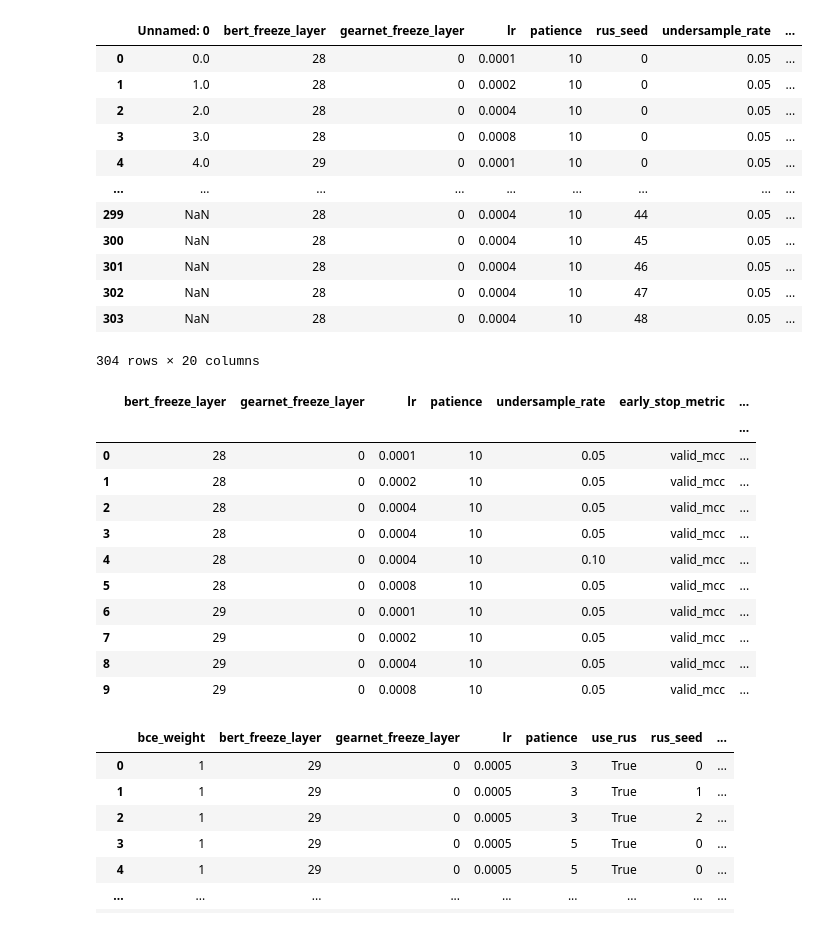
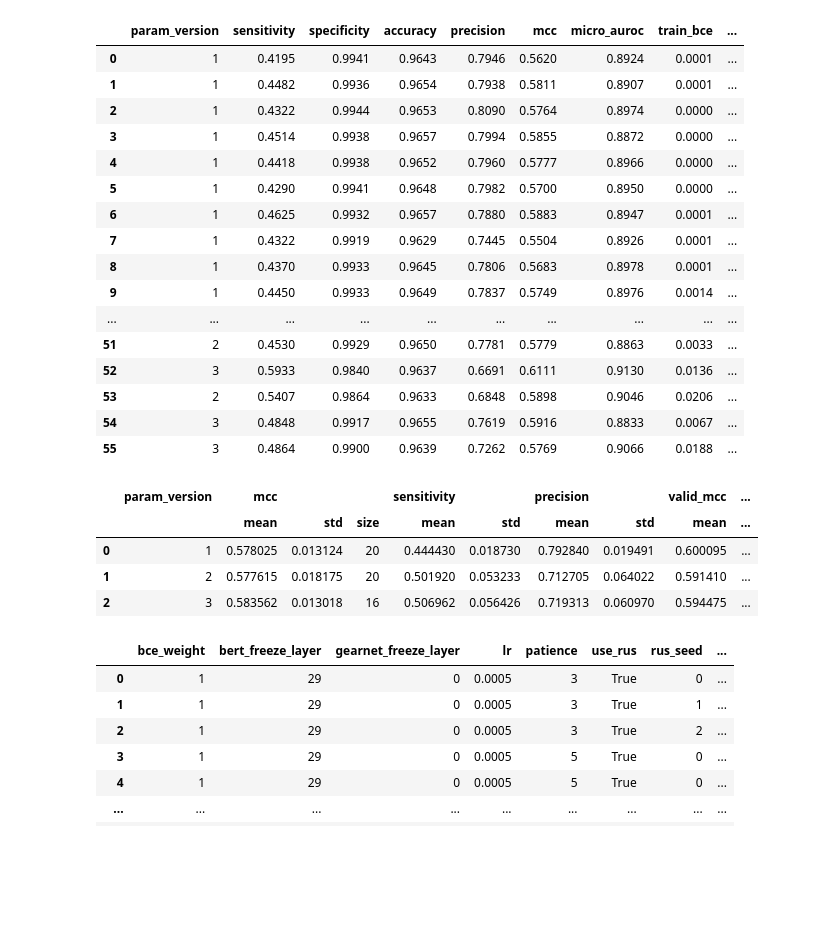
Before and after one commit to dlwocks31/atpbind, a Jupyter notebook: rus/rus_pipeline.ipynb, the cells around one changed output. Saved outputs shown, nothing was run; the diff lists cells and outputs as text; code cells hidden in the pictures; blank space fills up the shorter version.

```diff
--- a/rus/rus_pipeline.ipynb
+++ b/rus/rus_pipeline.ipynb
@@ -1,22 +1,26 @@
 # %%
 import pandas as pd
 
-df = pd.read_csv('rus_pipeline_v2.csv')
+df = pd.read_csv('rus_pipeline_v3.csv')
 df
 # %% [output]
-|  | Unnamed: 0 | bert_freeze_layer | gearnet_freeze_layer | lr | patience | rus_seed | undersample_rate | ... |
-| 0 | 0.0 | 28 | 0 | 0.0001 | 10 | 0 | 0.05 | ... |
-| 1 | 1.0 | 28 | 0 | 0.0002 | 10 | 0 | 0.05 | ... |
-| 2 | 2.0 | 28 | 0 | 0.0004 | 10 | 0 | 0.05 | ... |
-| 3 | 3.0 | 28 | 0 | 0.0008 | 10 | 0 | 0.05 | ... |
-| 4 | 4.0 | 29 | 0 | 0.0001 | 10 | 0 | 0.05 | ... |
-| ... | ... | ... | ... | ... | ... | ... | ... | ... |
-| 299 | NaN | 28 | 0 | 0.0004 | 10 | 44 | 0.05 | ... |
-| 300 | NaN | 28 | 0 | 0.0004 | 10 | 45 | 0.05 | ... |
-| 301 | NaN | 28 | 0 | 0.0004 | 10 | 46 | 0.05 | ... |
-| 302 | NaN | 28 | 0 | 0.0004 | 10 | 47 | 0.05 | ... |
-| 303 | NaN | 28 | 0 | 0.0004 | 10 | 48 | 0.05 | ... |
+|  | param_version | sensitivity | specificity | accuracy | precision | mcc | micro_auroc | train_bce | ... |
+| 0 | 1 | 0.4195 | 0.9941 | 0.9643 | 0.7946 | 0.5620 | 0.8924 | 0.0001 | ... |
+| 1 | 1 | 0.4482 | 0.9936 | 0.9654 | 0.7938 | 0.5811 | 0.8907 | 0.0001 | ... |
+| 2 | 1 | 0.4322 | 0.9944 | 0.9653 | 0.8090 | 0.5764 | 0.8974 | 0.0000 | ... |
+| 3 | 1 | 0.4514 | 0.9938 | 0.9657 | 0.7994 | 0.5855 | 0.8872 | 0.0000 | ... |
+| 4 | 1 | 0.4418 | 0.9938 | 0.9652 | 0.7960 | 0.5777 | 0.8966 | 0.0000 | ... |
+| 5 | 1 | 0.4290 | 0.9941 | 0.9648 | 0.7982 | 0.5700 | 0.8950 | 0.0000 | ... |
+| 6 | 1 | 0.4625 | 0.9932 | 0.9657 | 0.7880 | 0.5883 | 0.8947 | 0.0001 | ... |
+| 7 | 1 | 0.4322 | 0.9919 | 0.9629 | 0.7445 | 0.5504 | 0.8926 | 0.0001 | ... |
+| 8 | 1 | 0.4370 | 0.9933 | 0.9645 | 0.7806 | 0.5683 | 0.8978 | 0.0001 | ... |
+| 9 | 1 | 0.4450 | 0.9933 | 0.9649 | 0.7837 | 0.5749 | 0.8976 | 0.0014 | ... |
+| ... | ... | ... | ... | ... | ... | ... | ... | ... | ... |
+| 51 | 2 | 0.4530 | 0.9929 | 0.9650 | 0.7781 | 0.5779 | 0.8863 | 0.0033 | ... |
+| 52 | 3 | 0.5933 | 0.9840 | 0.9637 | 0.6691 | 0.6111 | 0.9130 | 0.0136 | ... |
+| 53 | 2 | 0.5407 | 0.9864 | 0.9633 | 0.6848 | 0.5898 | 0.9046 | 0.0206 | ... |
+| 54 | 3 | 0.4848 | 0.9917 | 0.9655 | 0.7619 | 0.5916 | 0.8833 | 0.0067 | ... |
+| 55 | 3 | 0.4864 | 0.9900 | 0.9639 | 0.7262 | 0.5769 | 0.9066 | 0.0188 | ... |
-304 rows × 20 columns
 # %%
 # def add_constant_column(df, column_name, constant_value, position=None):
 #     """
@@ -43,14 +47,7 @@ df
 # df2.to_csv('rus_pipeline_v2.csv')
 # %%
 df_stat = df.groupby([
-    'bert_freeze_layer',
-    'gearnet_freeze_layer',
-    'lr',
-    'patience',
-    'undersample_rate',
-    'early_stop_metric',
-    'optimizer',
-    'lr_half_epoch',
+    'param_version'
     ]
 ).agg({'mcc': ['mean', 'std', 'size'],
        'sensitivity': ['mean', 'std'],
@@ -64,18 +61,11 @@ df_stat = df.groupby([
 
 df_stat
 # %% [output]
-|  | bert_freeze_layer | gearnet_freeze_layer | lr | patience | undersample_rate | early_stop_metric | ... |
-|  |  |  |  |  |  |  | ... |
-| 0 | 28 | 0 | 0.0001 | 10 | 0.05 | valid_mcc | ... |
-| 1 | 28 | 0 | 0.0002 | 10 | 0.05 | valid_mcc | ... |
-| 2 | 28 | 0 | 0.0004 | 10 | 0.05 | valid_mcc | ... |
-| 3 | 28 | 0 | 0.0004 | 10 | 0.05 | valid_mcc | ... |
-| 4 | 28 | 0 | 0.0004 | 10 | 0.10 | valid_mcc | ... |
-| 5 | 28 | 0 | 0.0008 | 10 | 0.05 | valid_mcc | ... |
-| 6 | 29 | 0 | 0.0001 | 10 | 0.05 | valid_mcc | ... |
-| 7 | 29 | 0 | 0.0002 | 10 | 0.05 | valid_mcc | ... |
-| 8 | 29 | 0 | 0.0004 | 10 | 0.05 | valid_mcc | ... |
-| 9 | 29 | 0 | 0.0008 | 10 | 0.05 | valid_mcc | ... |
+|  | param_version | mcc |  |  | sensitivity |  | precision |  | valid_mcc | ... |
+|  |  | mean | std | size | mean | std | mean | std | mean | ... |
+| 0 | 1 | 0.578025 | 0.013124 | 20 | 0.444430 | 0.018730 | 0.792840 | 0.019491 | 0.600095 | ... |
+| 1 | 2 | 0.577615 | 0.018175 | 20 | 0.501920 | 0.053233 | 0.712705 | 0.064022 | 0.591410 | ... |
+| 2 | 3 | 0.583562 | 0.013018 | 16 | 0.506962 | 0.056426 | 0.719313 | 0.060970 | 0.594475 | ... |
 # %%
 df_old = pd.read_csv('rus_pipeline.csv')
 df_old
```
Also changed, not shown: 5 other files.
